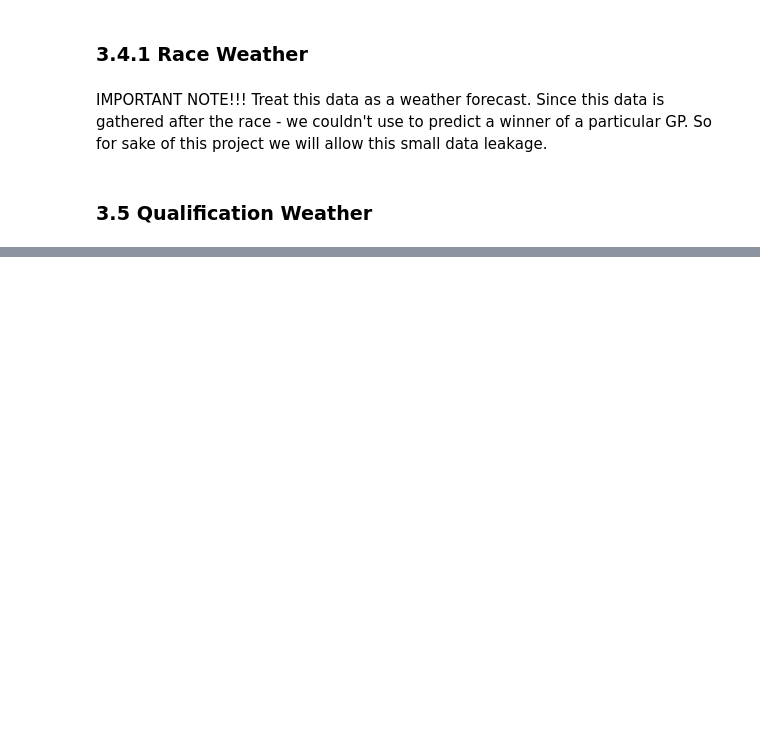
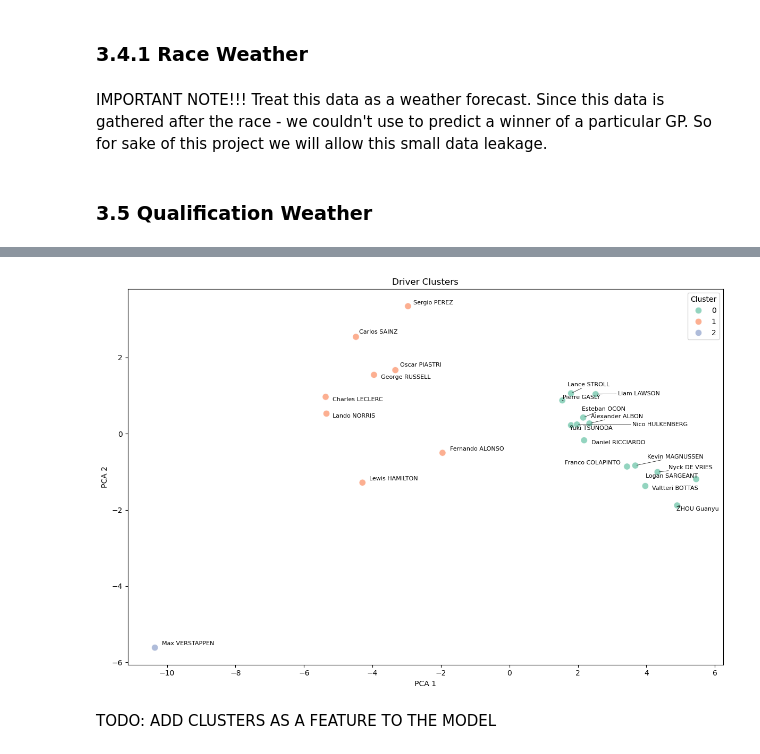
Before and after one commit to Grzegosh/Portfolio, a Jupyter notebook: F1/models.ipynb, the cells around one changed output, grey strips where cells are left out. Saved outputs shown, nothing was run; the diff lists cells and outputs as text; code cells hidden in the pictures; blank space fills up the shorter version.

```diff
--- a/F1/models.ipynb
+++ b/F1/models.ipynb
@@ -181,0 +308,5 @@ len(df.columns)
+# %%
+pca = PCA(n_components=2, random_state=42)
+pca_components = pca.fit_transform(preprocessed_driver_data[cluster_cols])
+preprocessed_driver_data['pca_one'] = pca_components[:,0]
+preprocessed_driver_data['pca_two'] = pca_components[:,1]
@@ -181,0 +317,52 @@ len(df.columns)
+# %%
+dim_driver_number = DIMS.dim_driver_number()
+dim_driver_number = dim_driver_number.sort_values(by='session_key', ascending=False).groupby('driver_number').agg(
+    full_name = ('full_name', 'first')
+).reset_index(drop=False)
+# %%
+preprocessed_driver_data = preprocessed_driver_data.merge(
+    dim_driver_number,
+    left_on = 'remainder__driver_number',
+    right_on = 'driver_number',
+    how = 'inner'
+)
+# %%
+
+plt.figure(figsize=(12, 8))
+
+sns.scatterplot(
+    data=preprocessed_driver_data,
+    x='pca_one',
+    y='pca_two',
+    hue='cluster',
+    palette='Set2',
+    alpha=0.7,
+    s=80
+)
+
+texts = []
+for _, row in preprocessed_driver_data.iterrows():
+    texts.append(
+        plt.text(
+            row['pca_one'],
+            row['pca_two'],
+            str(row['full_name']),
+            fontsize=8
+        )
+    )
+
+adjust_text(
+    texts,
+    arrowprops=dict(arrowstyle='-', lw=0.5)
+)
+
+plt.title("Driver Clusters")
+plt.xlabel("PCA 1")
+plt.ylabel("PCA 2")
+plt.legend(title="Cluster")
+plt.tight_layout()
+plt.show()
+# %% [output]
+[figure, added]
+# %% [markdown]
+TODO: ADD CLUSTERS AS A FEATURE TO THE MODEL
```
Also changed, not shown: parts of 26 cells of this notebook.
